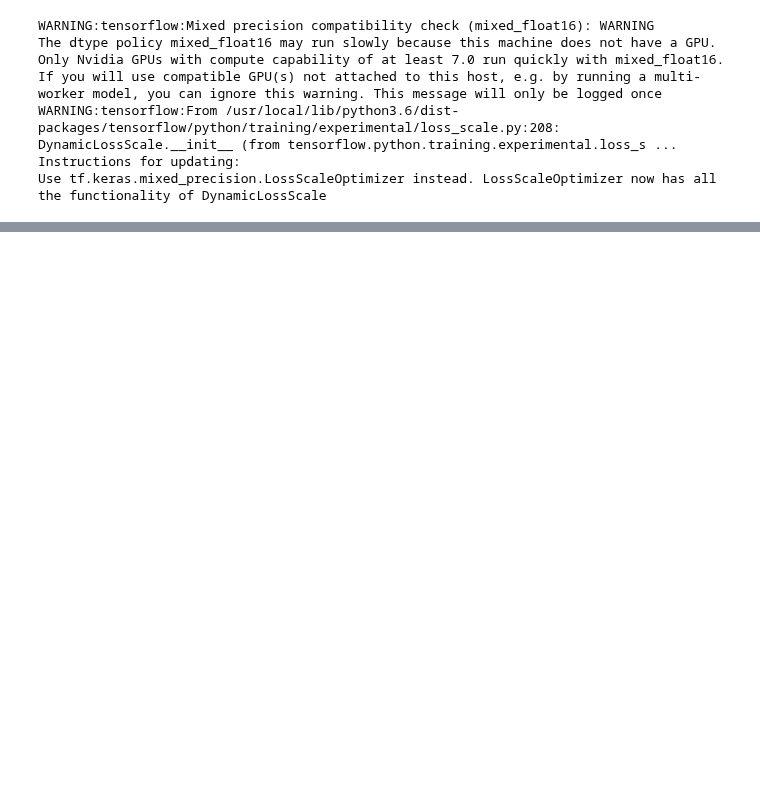
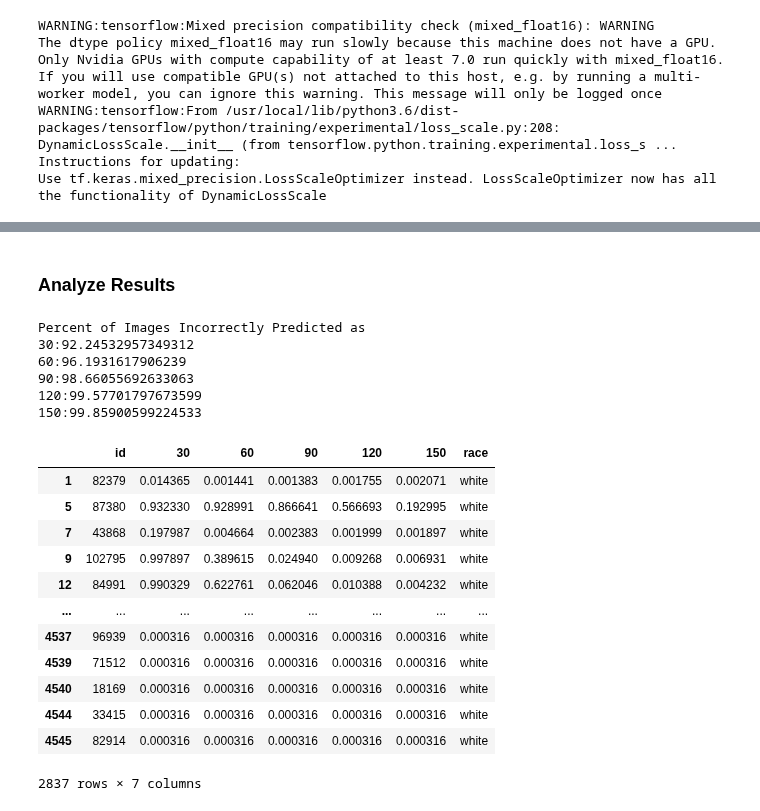
Before and after one commit to Centrattic/race, a Jupyter notebook: classifier_experiments/shadow_regions_experiment1_systemic_brightening.ipynb, the cells around one changed output, grey strips where cells are left out. Drawn from its saved outputs; the diff is of its cells as text; code cells hidden in the pictures; blank space fills up the shorter version.

```diff
--- a/classifier_experiments/shadow_regions_experiment1_systemic_brightening.ipynb
+++ b/classifier_experiments/shadow_regions_experiment1_systemic_brightening.ipynb
@@ -121,0 +158,8 @@ predict_on_images(dataset_path, all_predictions, '30', False, 'below', 'brighten
+# %% [markdown]
+### Analyze Results
+# %%
+bright_preds = pd.read_csv("/users/riya/race/classifier_experiments/predictions/experiment1_plus_systemic_brightening/"
+                           + "brightened_predictions.csv", usecols = ['id', 'race','30', '60', '90', '120', '150'])
+# %%
+bright_white_preds = bright_preds[bright_preds['race'] == 'white']
+bright_black_preds = bright_preds[bright_preds['race'] == 'black']
@@ -121,0 +199,25 @@ predict_on_images(dataset_path, all_predictions, '30', False, 'below', 'brighten
+# %%
+percent_predictions(bright_white_preds, 'white')
+# %% [output]
+Percent of Images Incorrectly Predicted as
+30:92.24532957349312
+60:96.1931617906239
+90:98.66055692633063
+120:99.57701797673599
+150:99.85900599224533
+# %%
+bright_white_preds
+# %% [output]
+|  | id | 30 | 60 | 90 | 120 | 150 | race |
+| 1 | 82379 | 0.014365 | 0.001441 | 0.001383 | 0.001755 | 0.002071 | white |
+| 5 | 87380 | 0.932330 | 0.928991 | 0.866641 | 0.566693 | 0.192995 | white |
+| 7 | 43868 | 0.197987 | 0.004664 | 0.002383 | 0.001999 | 0.001897 | white |
+| 9 | 102795 | 0.997897 | 0.389615 | 0.024940 | 0.009268 | 0.006931 | white |
+| 12 | 84991 | 0.990329 | 0.622761 | 0.062046 | 0.010388 | 0.004232 | white |
+| ... | ... | ... | ... | ... | ... | ... | ... |
+| 4537 | 96939 | 0.000316 | 0.000316 | 0.000316 | 0.000316 | 0.000316 | white |
+| 4539 | 71512 | 0.000316 | 0.000316 | 0.000316 | 0.000316 | 0.000316 | white |
+| 4540 | 18169 | 0.000316 | 0.000316 | 0.000316 | 0.000316 | 0.000316 | white |
+| 4544 | 33415 | 0.000316 | 0.000316 | 0.000316 | 0.000316 | 0.000316 | white |
+| 4545 | 82914 | 0.000316 | 0.000316 | 0.000316 | 0.000316 | 0.000316 | white |
+2837 rows × 7 columns
```
Also changed, not shown: parts of 26 cells of this notebook, 1 other file.
